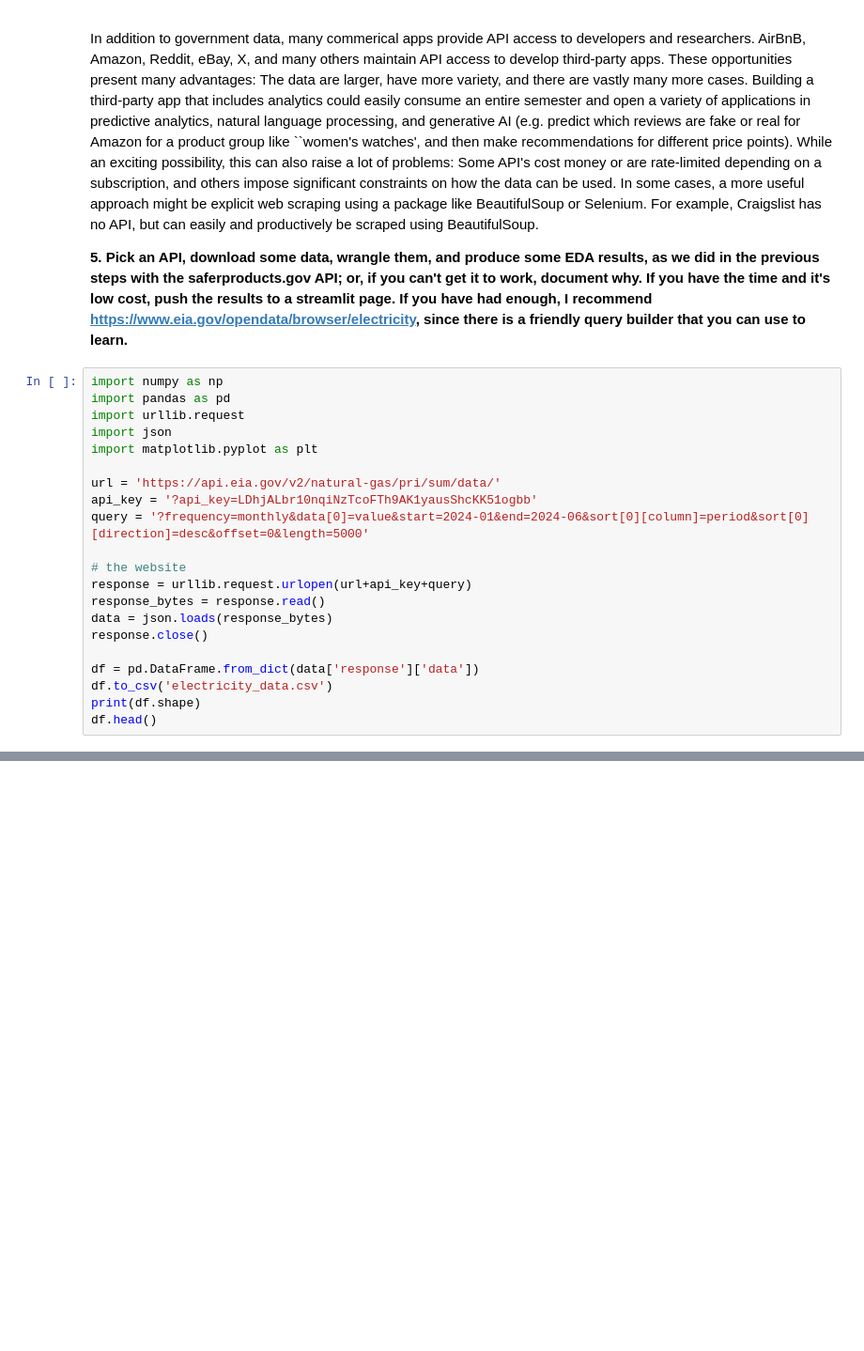
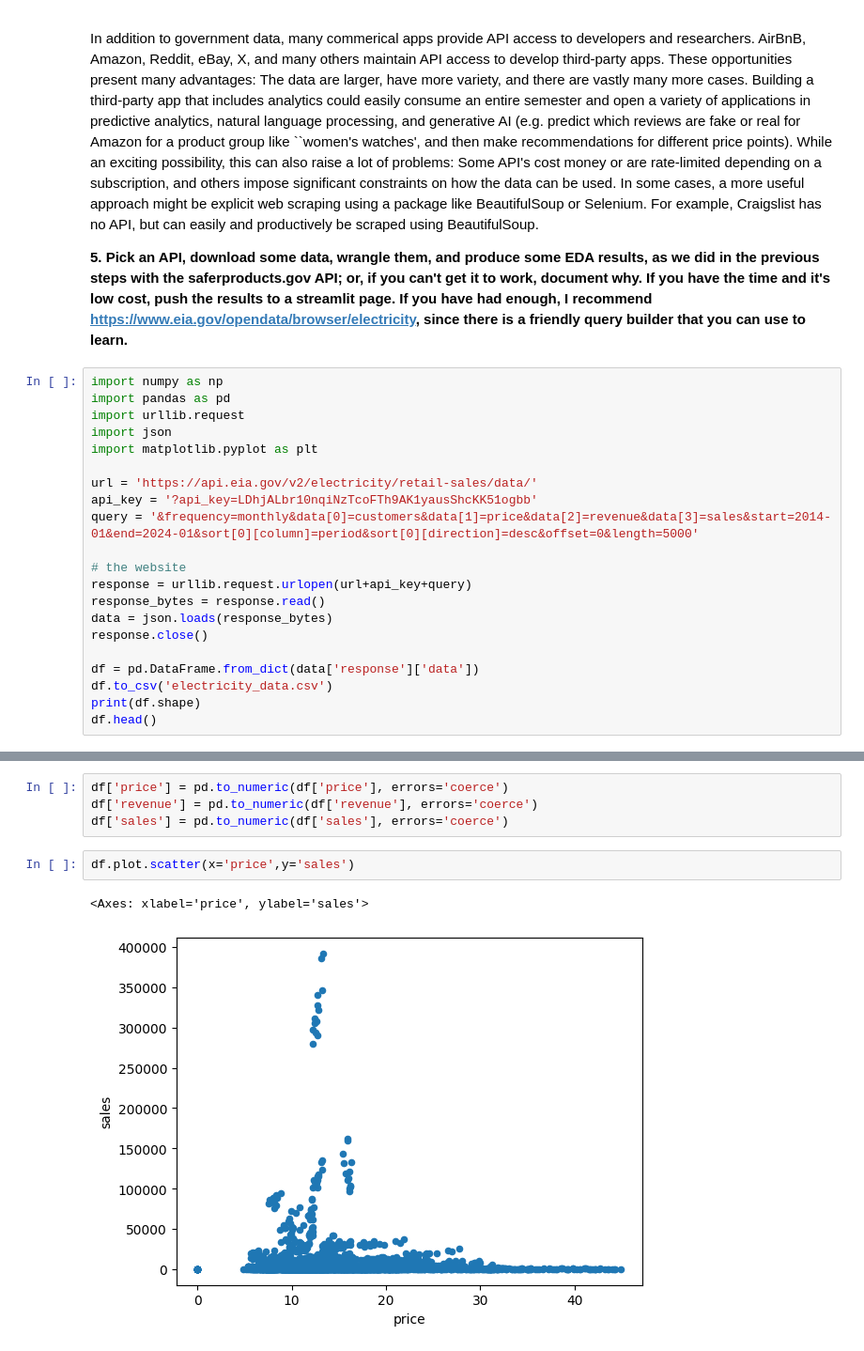
Before and after one commit to averydonmoyer/ds3001-labs, a Jupyter notebook: 01_api_calls/assignment_notebook.ipynb, the cells around one changed output, grey strips where cells are left out. Shown at 94% size. Saved outputs shown, nothing was run; the diff lists cells and outputs as text; blank space fills up the shorter version.

```diff
--- a/01_api_calls/assignment_notebook.ipynb
+++ b/01_api_calls/assignment_notebook.ipynb
@@ -370,9 +370,9 @@ import urllib.request
 import json
 import matplotlib.pyplot as plt
 
-url = 'https://api.eia.gov/v2/natural-gas/pri/sum/data/'
+url = 'https://api.eia.gov/v2/electricity/retail-sales/data/'
 api_key = '?api_key=LDhjALbr10nqiNzTcoFTh9AK1yausShcKK51ogbb'
-query = '?frequency=monthly&data[0]=value&start=2024-01&end=2024-06&sort[0][column]=period&sort[0][direction]=desc&offset=0&length=5000'
+query = '&frequency=monthly&data[0]=customers&data[1]=price&data[2]=revenue&data[3]=sales&start=2014-01&end=2024-01&sort[0][column]=period&sort[0][direction]=desc&offset=0&length=5000'
 
 # the website
 response = urllib.request.urlopen(url+api_key+query)
@@ -388,0 +395,9 @@ HTTPError: HTTP Error 403: Forbidden
+# %%
+df['price'] = pd.to_numeric(df['price'], errors='coerce')
+df['revenue'] = pd.to_numeric(df['revenue'], errors='coerce')
+df['sales'] = pd.to_numeric(df['sales'], errors='coerce')
+# %%
+df.plot.scatter(x='price',y='sales')
+# %% [output]
+<Axes: xlabel='price', ylabel='sales'>
+[figure, added]
```
Also changed, not shown: parts of 3 cells of this notebook.
